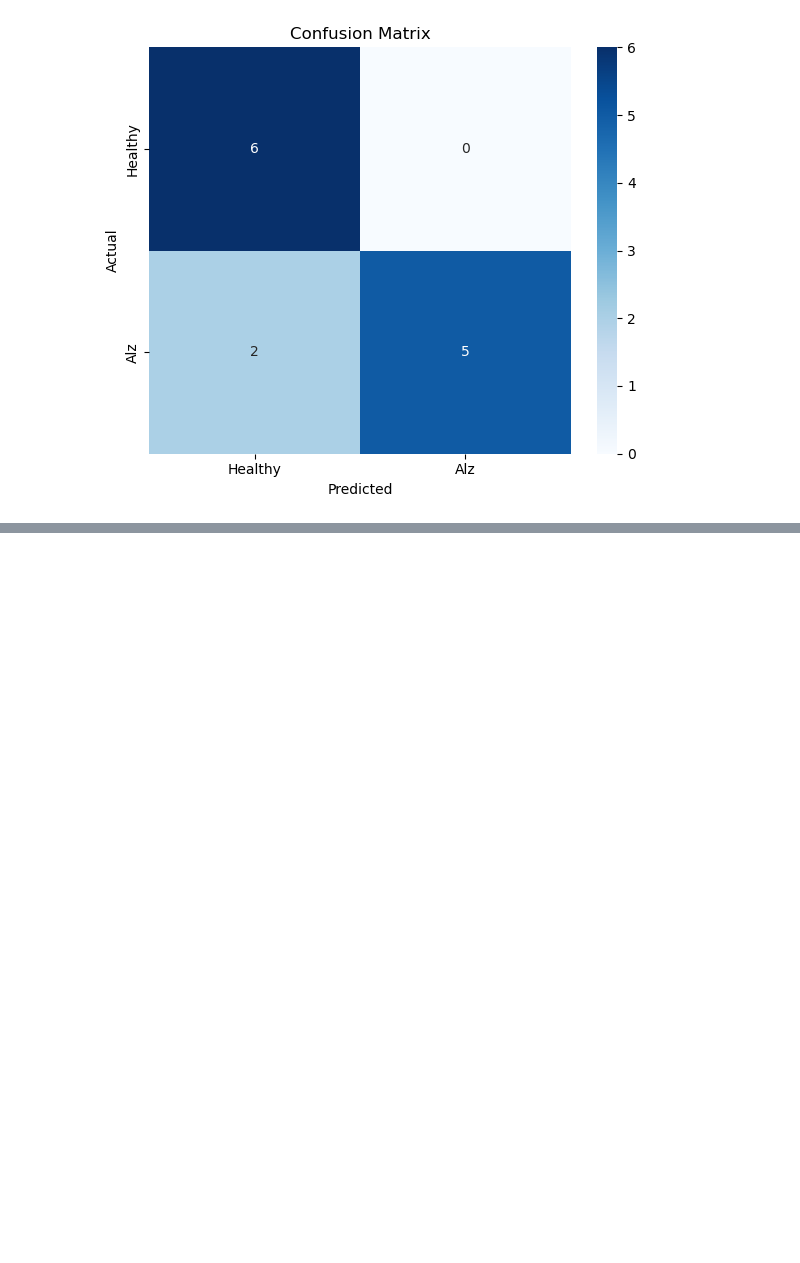
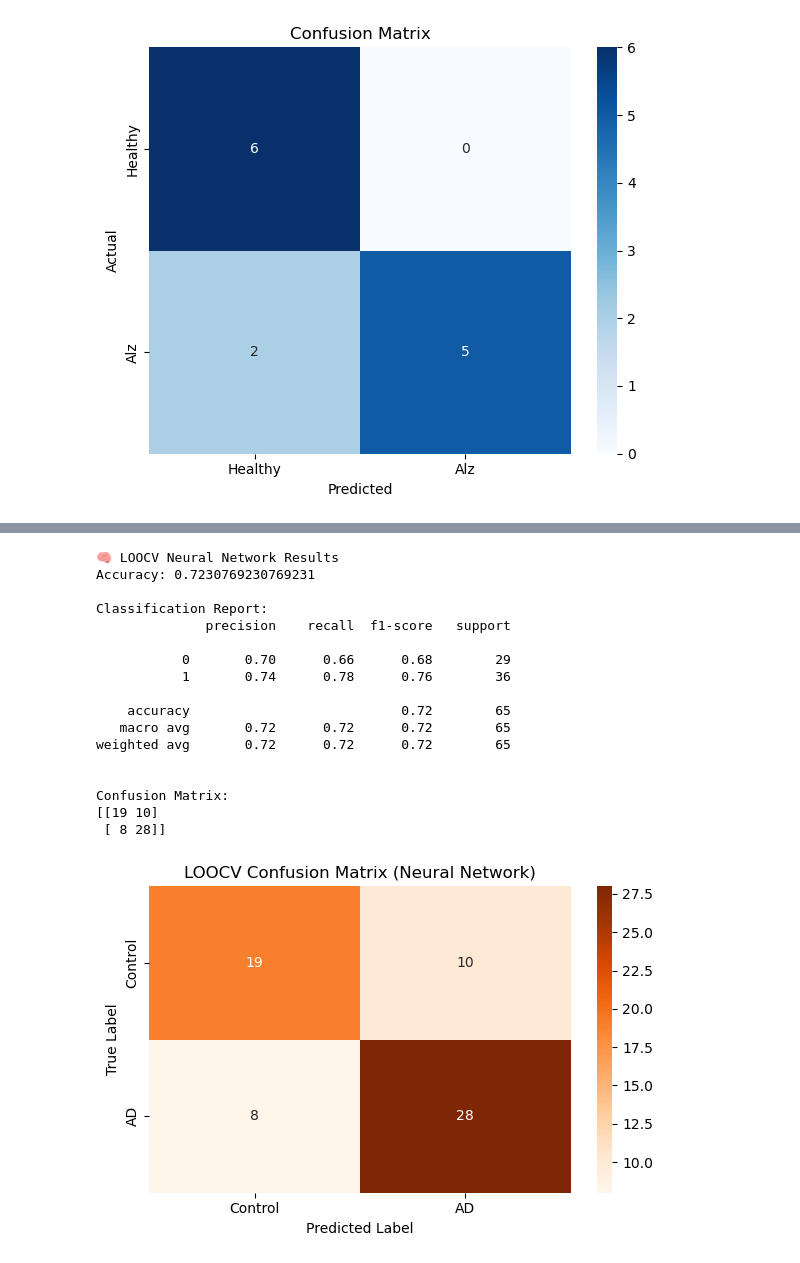
Before and after one commit to shreyasudan/AlzEEG-Classifier, a Jupyter notebook: Classifier Alz vs. Healthy.ipynb, the cells around one changed output, grey strips where cells are left out. Saved outputs shown, nothing was run; the diff lists cells and outputs as text; code cells hidden in the pictures; blank space fills up the shorter version.

```diff
--- a/Classifier Alz vs. Healthy.ipynb
+++ b/Classifier Alz vs. Healthy.ipynb
@@ -341,0 +489,22 @@ plt.show()
+# %%
+import tensorflow as tf
+from tensorflow.keras.models import Sequential
+from tensorflow.keras.layers import Dense, Dropout
+
+model = Sequential([
+    Dense(64, activation='relu', input_shape=(X_train.shape[1],)),
+    Dropout(0.3),
+    Dense(32, activation='relu'),
+    Dropout(0.3),
+    Dense(1, activation='sigmoid')
+])
+
+model.compile(optimizer='adam',
+              loss='binary_crossentropy',
+              metrics=['accuracy'])
+
+history = model.fit(X_train, y_train, epochs=50, batch_size=8, validation_split=0.2, verbose=0)
+
+test_loss, test_accuracy = model.evaluate(X_test, y_test, verbose=0)
+
+test_accuracy, test_loss
@@ -341,0 +582,38 @@ plt.show()
+# %%
+print("\n🧠 LOOCV Neural Network Results")
+print("Accuracy:", accuracy_score(all_labels, all_preds))
+
+print("\nClassification Report:")
+print(classification_report(all_labels, all_preds))
+
+cm_nn = confusion_matrix(all_labels, all_preds)
+print("\nConfusion Matrix:")
+print(cm_nn)
+
+plt.figure(figsize=(6, 4))
+sns.heatmap(cm_nn, annot=True, fmt="d", cmap="Oranges",
+            xticklabels=["Control", "AD"], yticklabels=["Control", "AD"])
+plt.xlabel("Predicted Label")
+plt.ylabel("True Label")
+plt.title("LOOCV Confusion Matrix (Neural Network)")
+plt.tight_layout()
+plt.show()
+# %% [output]
+🧠 LOOCV Neural Network Results
+Accuracy: 0.7230769230769231
+
+Classification Report:
+              precision    recall  f1-score   support
+
+           0       0.70      0.66      0.68        29
+           1       0.74      0.78      0.76        36
+
+    accuracy                           0.72        65
+   macro avg       0.72      0.72      0.72        65
+weighted avg       0.72      0.72      0.72        65
+
+
+Confusion Matrix:
+[[19 10]
+ [ 8 28]]
+[figure, added]
```
Also changed, not shown: parts of 14 cells of this notebook.
